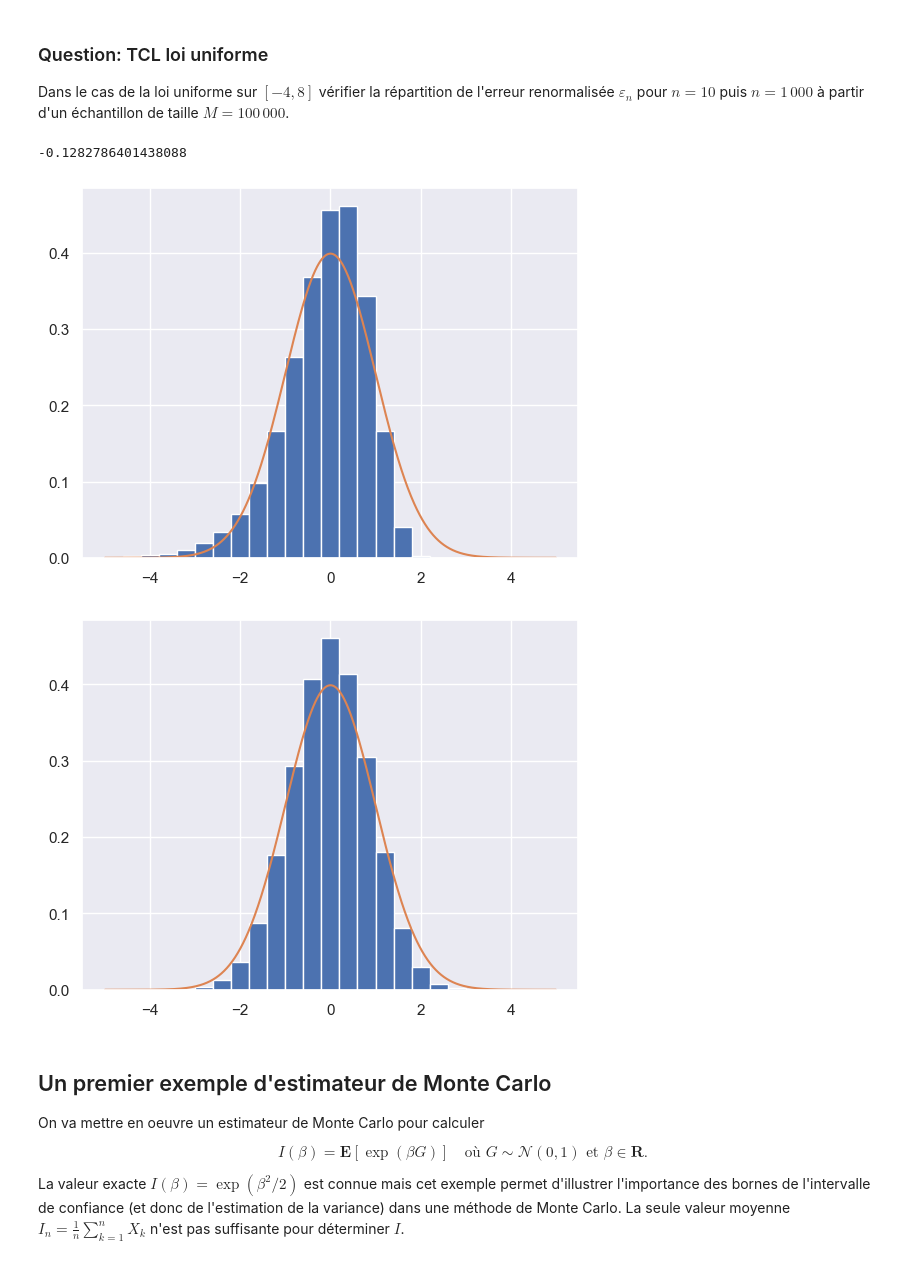
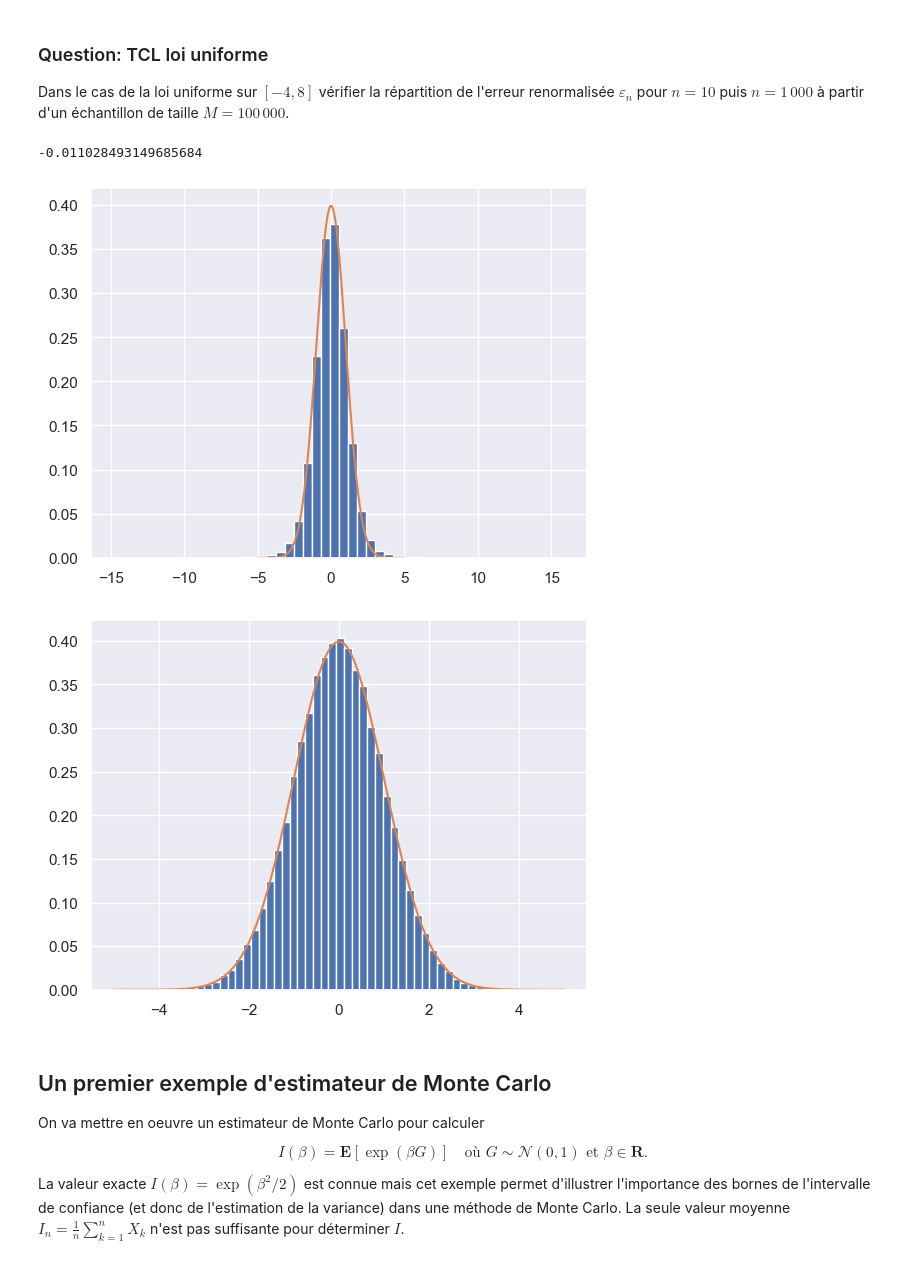
Before and after one commit to PolTibau/Probabilit-s-num-riques, a Jupyter notebook: TP/TP3 Sujet.ipynb, the cells around one changed output. Drawn from its saved outputs; the diff is of its cells as text; code cells hidden in the pictures.

```diff
--- a/TP/TP3 Sujet.ipynb
+++ b/TP/TP3 Sujet.ipynb
@@ -105,37 +105,44 @@ Pour illustrer cette répartition, il est nécessaire de répliquer un grand nom
 
 Dans le cas de la loi uniforme sur $[-4, 8]$ vérifier la répartition de l'erreur renormalisée $\varepsilon_n$ pour $n = 10$ puis $n = 1\,000$ à partir d'un échantillon de taille $M = 100\,000$.
 # %%
+
+
 n = 10
 M = 100000
 U = stats.uniform.rvs(loc=-4, scale=12, random_state=rng, size=(M,n))
 est = 1/np.arange(1,n+1) * U.cumsum(axis=1)
-sigma2 = 1/(np.arange(2,n+1)-1) * ((U**2).cumsum(axis=1)[:, 1:] - (est**2)[:, 1:])
+sigma2 = 1/(np.arange(2,n+1)-1) * ((U**2).cumsum(axis=1)[:, 1:] - np.arange(2,n+1)*est[:, 1:]**2)
+
+#est = np.mean(U, axis = 1)
+#sigms = np.std(U, axis = 1, ddof=1) alternatives que podem utilitzar
+
+
 eps = np.sqrt(np.arange(2,n+1)/sigma2) * (est[:,1:]-2)
 print(np.mean(eps[:,-1]))
 
 
 fig, ax = plt.subplots()
-ax.hist(eps[:,-1], bins=25, range=(-5,5), density=True)
+ax.hist(eps[:,-1], bins=50, density=True)
 ax.plot(np.linspace(-5,5,1000), stats.norm.pdf(np.linspace(-5,5,1000)))
 plt.show()
 # %% [output]
--0.1282786401438088
+-0.011028493149685684
-[figure, old version]
+[figure, new version]
 # %%
 n = 1000
 M = 100000
 U = stats.uniform.rvs(loc=-4, scale=12, random_state=rng, size=(M,n))
 est = 1/np.arange(1,n+1) * U.cumsum(axis=1)
-sigma2 = 1/(np.arange(2,n+1)-1) * ((U**2).cumsum(axis=1)[:, 1:] - (est**2)[:, 1:])
+sigma2 = 1/(np.arange(2,n+1)-1) * ((U**2).cumsum(axis=1)[:, 1:] - np.arange(2,n+1)*est[:, 1:]**2)
 eps = np.sqrt(np.arange(2,n+1)/sigma2) * (est[:,1:]-2)
 
 
 fig, ax = plt.subplots()
-ax.hist(eps[:,-1], bins=25, range=(-5,5), density=True)
+ax.hist(eps[:,-1], bins=50, density=True)
 ax.plot(np.linspace(-5,5,1000), stats.norm.pdf(np.linspace(-5,5,1000)))
 plt.show()
 # %% [output]
-[figure, old version]
+[figure, new version]
 # %% [markdown]
 ## Un premier exemple d'estimateur de Monte Carlo
 
```
Also changed, not shown: parts of 6 cells of this notebook.
